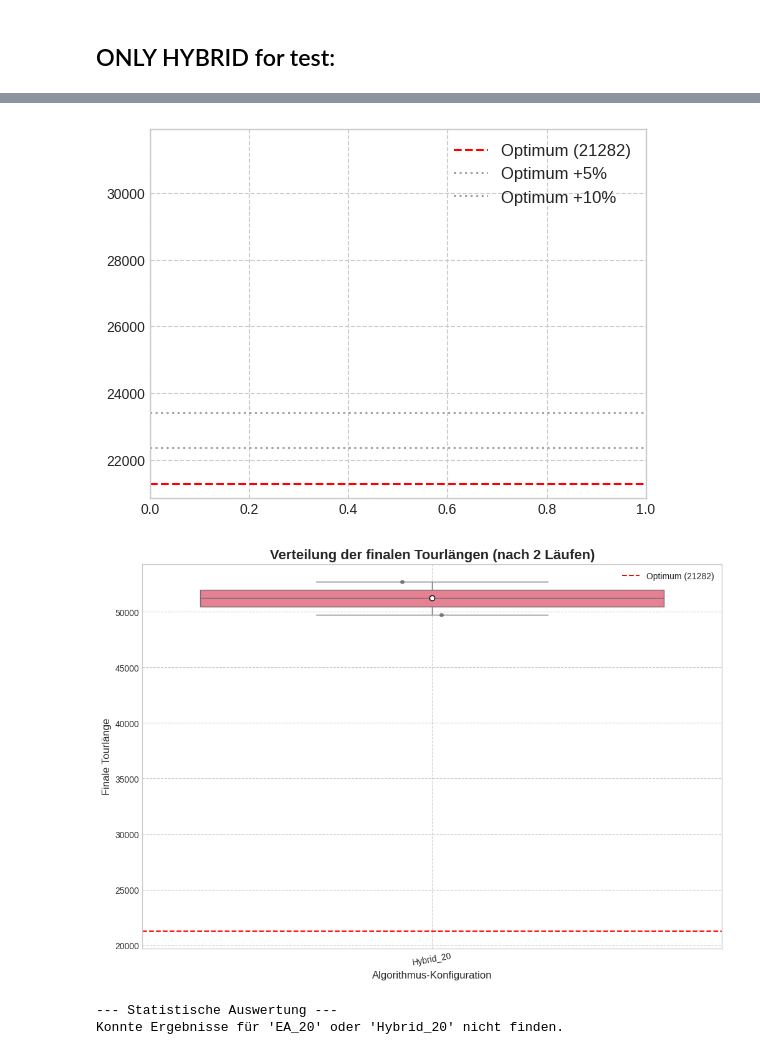
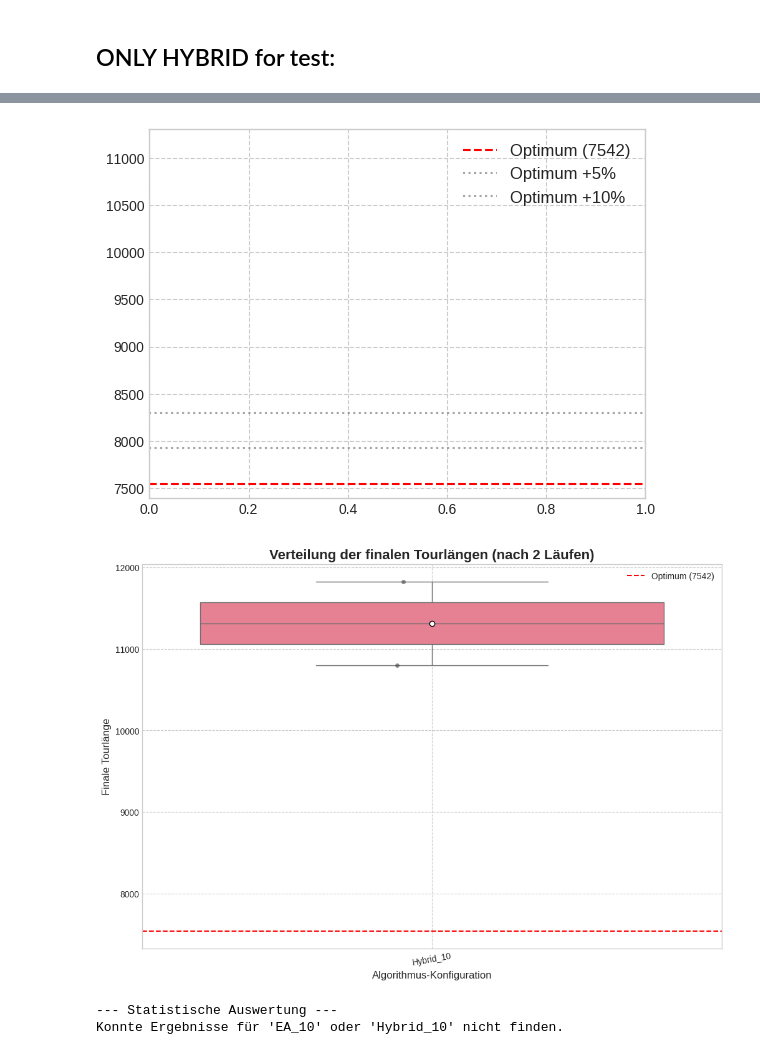
Before and after one commit to CoolhandinMotion/Natural_Computation_PS, a Jupyter notebook: Demo.ipynb, the cells around one changed output, grey strips where cells are left out. Cells and saved outputs as stored; diff of their text form; code cells hidden in the pictures.

```diff
--- a/Demo.ipynb
+++ b/Demo.ipynb
@@ -26,7 +28,7 @@ FITNESS_COUNTER = 0
 # --- Experiment-Parameter (angepasst für schnellere Laufzeit) ---
 # Für finale Ergebnisse können diese Werte wieder erhöht werden (z.B. NUM_RUNS=30, NUM_GENERATIONS=200)
 NUM_RUNS = 2              # Reduziert von 10 für schnellere Demonstration
-NUM_GENERATIONS = 100    # Reduziert von 200
+NUM_GENERATIONS = 50    # Reduziert von 200
 POP_SIZES = [10]
 TRUNCATION_PERCENTAGE = 0.2
 MUTATION_RATE = 0.2
@@ -35,20 +37,23 @@ TS_ITERATIONS = 10        # Reduziert von 15, um die teure lokale Suche zu besch
 TABU_LIST_SIZE = 20
 # Hybrid-Parameter
 
-HYBRID_TS_START_GENERATION = int(NUM_GENERATIONS * .95)
+HYBRID_TS_START_GENERATION = int(NUM_GENERATIONS * .9)
 HYBRID_TS_IMPROVE_PERCENTAGE = 0.2
 
 CITY_INDICES  = set(range(100))
+data_type = DataType.BERLIN52
 # %%
 # Daten direkt aus dem String laden
-coords = parse_tsp_data(kroA100_data_string)
+OPTIMUM_TOUR = DATA_2_OPTIMUM_TOUR[data_type]
+DATA_STRING = DATA_TYPE_2_DATA_STRING[data_type]
+
+coords = parse_tsp_data(DATA_STRING)
 
 points = [(i, x, y) for i, (x, y) in enumerate(coords)]
 dict_of_neighbours = generate_neighbours(points)
 
-
 dist_matrix = get_distance_matrix(coords)
 NUM_CITIES = len(coords)
 
-print(f"Daten für kroA100 ({NUM_CITIES} Städte) erfolgreich aus internem String geladen.")
+print(f"Daten für {data_type.value} ({NUM_CITIES} Städte) erfolgreich aus internem String geladen.")
 # %% [output]
@@ -387,31 +392,31 @@ if max_evals > 0:
 # %%
 
 # Optimum und Prozentlinien
-plt.axhline(KROA100_OPTIMUM, color='red', linestyle='--', label=f'Optimum ({KROA100_OPTIMUM})')
-plt.axhline(KROA100_OPTIMUM * 1.05, color='gray', linestyle=':', alpha=0.7, label='Optimum +5%')
-plt.axhline(KROA100_OPTIMUM * 1.10, color='gray', linestyle=':', alpha=0.7, label='Optimum +10%')
+plt.axhline(OPTIMUM_TOUR, color='red', linestyle='--', label=f'Optimum ({OPTIMUM_TOUR})')
+plt.axhline(OPTIMUM_TOUR * 1.05, color='gray', linestyle=':', alpha=0.7, label='Optimum +5%')
+plt.axhline(OPTIMUM_TOUR * 1.10, color='gray', linestyle=':', alpha=0.7, label='Optimum +10%')
 
 plt.legend(fontsize=12)
-plt.ylim(bottom=KROA100_OPTIMUM * 0.98, top=KROA100_OPTIMUM*1.5)
+plt.ylim(bottom=OPTIMUM_TOUR * 0.98, top=OPTIMUM_TOUR*1.5)
 plt.grid(True, which='both', linestyle='--')
 plt.show()
 
 # --- 7.2 BOX-PLOTS DER FINALEN ERGEBNISSE ---
 plt.figure(figsize=(12, 8))
 plt.title(f'Verteilung der finalen Tourlängen (nach {NUM_RUNS} Läufen)', fontsize=16, weight='bold')
 df_results = pd.DataFrame(all_results)
 sns.boxplot(data=df_results, showmeans=True, meanprops={"marker":"o", "markerfacecolor":"white", "markeredgecolor":"black"})
 sns.stripplot(data=df_results, color=".25", size=5, alpha=0.6)
 plt.ylabel('Finale Tourlänge', fontsize=12)
 plt.xlabel('Algorithmus-Konfiguration', fontsize=12)
-plt.axhline(KROA100_OPTIMUM, color='red', linestyle='--', label=f'Optimum ({KROA100_OPTIMUM})')
+plt.axhline(OPTIMUM_TOUR, color='red', linestyle='--', label=f'Optimum ({OPTIMUM_TOUR})')
 plt.legend()
 plt.xticks(rotation=10)
 plt.grid(True, which='both', linestyle='--')
 plt.show()
 # %% [output]
-[figure, old version]
+[figure, new version]
-[figure, old version]
+[figure, new version]
 # %%
 
 # --- 7.3 STATISTISCHE TESTS ---
@@ -457,4 +462,4 @@ for pop_size in POP_SIZES:
     compare_algorithms(f'EA_{pop_size}', f'Hybrid_{pop_size}')
 # %% [output]
 --- Statistische Auswertung ---
-Konnte Ergebnisse für 'EA_20' oder 'Hybrid_20' nicht finden.
+Konnte Ergebnisse für 'EA_10' oder 'Hybrid_10' nicht finden.
```
Also changed, not shown: parts of 8 cells of this notebook, 2 other files.
